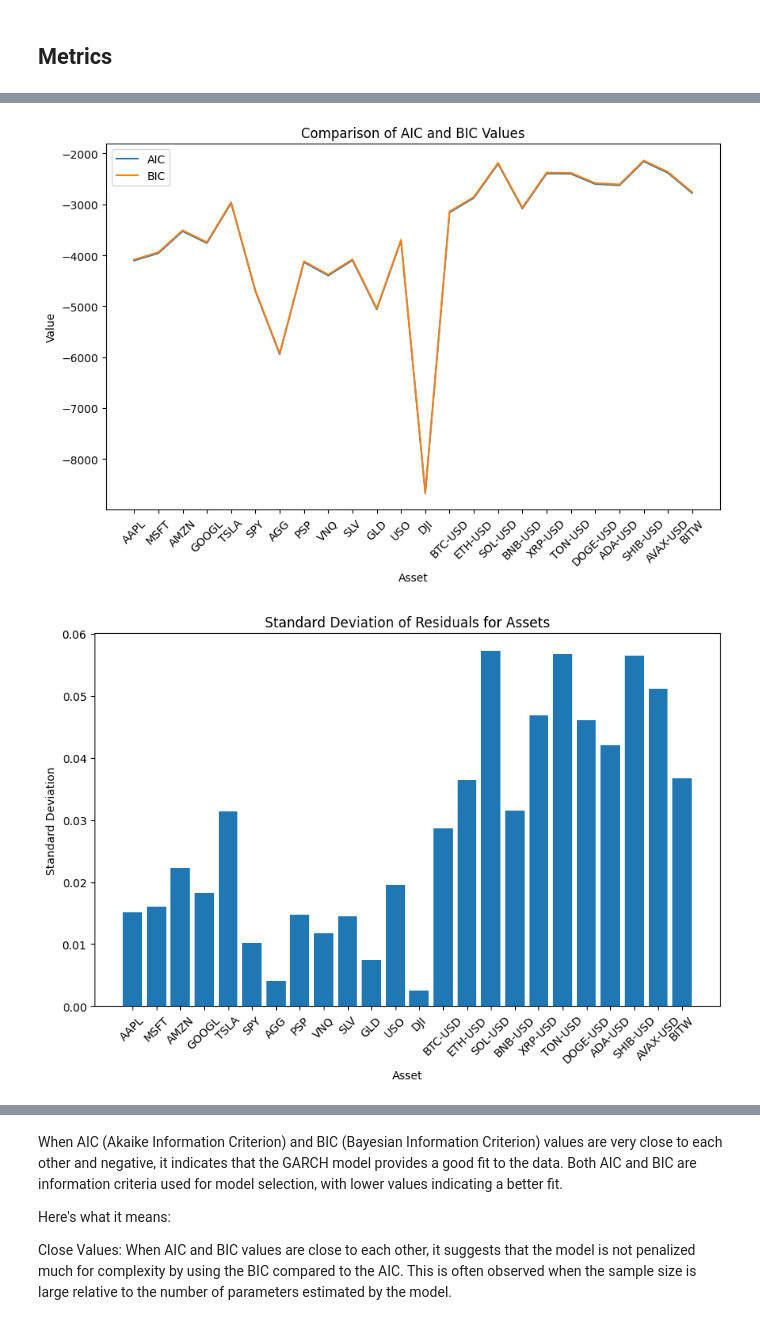
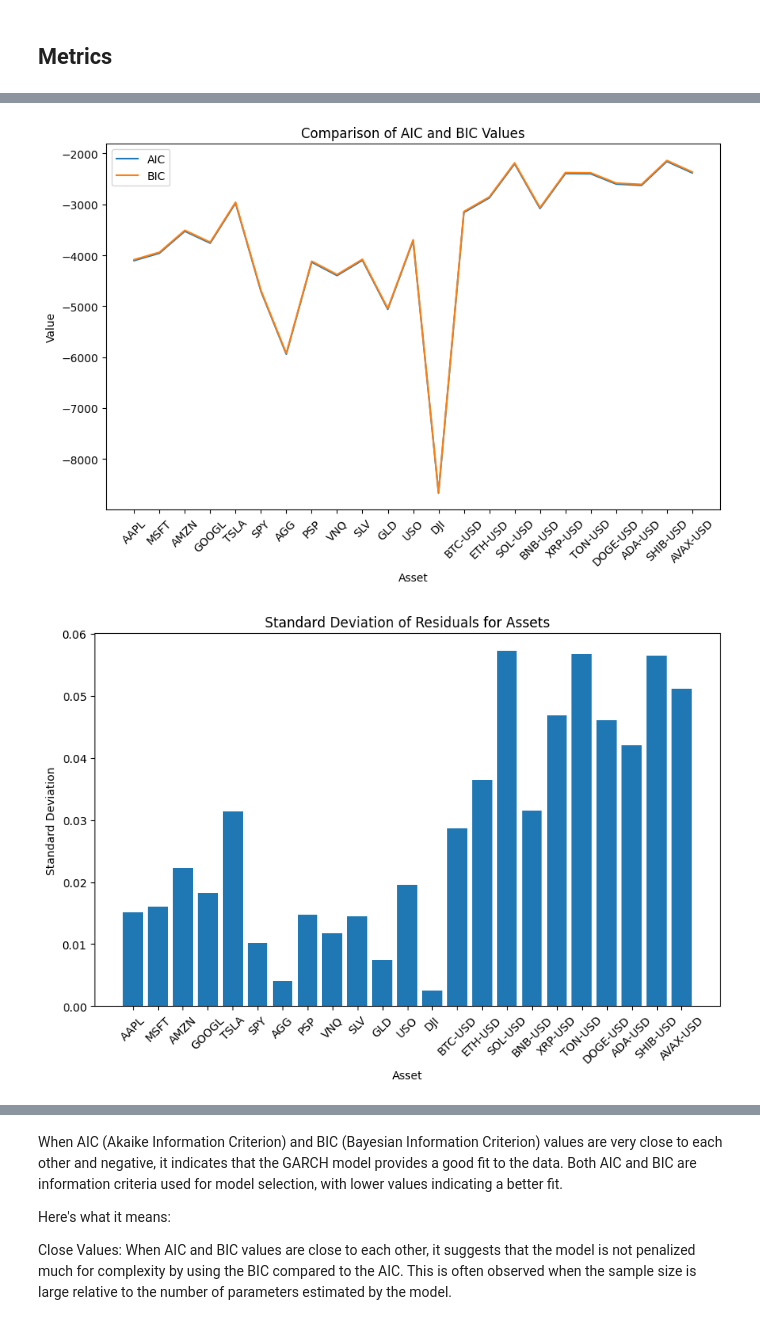
Before and after one commit to Research-Innovation-Lab/digital-asset-models, a Jupyter notebook: code/volatility-analysis/garch-with-mulit-assets/main.ipynb, the cells around one changed output, grey strips where cells are left out. Drawn from its saved outputs; the diff is of its cells as text; code cells hidden in the pictures.

```diff
--- a/code/volatility-analysis/garch-with-mulit-assets/main.ipynb
+++ b/code/volatility-analysis/garch-with-mulit-assets/main.ipynb
@@ -27,10 +27,9 @@ from arch.unitroot import ADF
 # Define the assets
 assets = ['AAPL', 'MSFT', 'AMZN', 'GOOGL', 'TSLA', 'SPY', 'AGG', 'PSP', 'VNQ', 'SLV', 'GLD', 'USO', 'DJI']
 cryptos = ['BTC-USD', 'ETH-USD', 'SOL-USD', 'BNB-USD', 'XRP-USD', 'TON-USD', 'DOGE-USD', 'ADA-USD', 'SHIB-USD', 'AVAX-USD']
-index = ['BITW']
 
 # Combine all assets into one list
-all_assets = assets + cryptos + index
+all_assets = assets + cryptos
 
 # Define the start and end dates
 start_date = '2022-01-01'
@@ -59,15 +118,20 @@ for asset in all_assets:
     # Create GARCH model
     model = arch.arch_model(returns[asset], vol='Garch', p=1, q=1)
 
-    # Fit model
     results = model.fit(disp='off')
 
-    # Print summary
-    print(f"\nSummary for {asset}:")
-    print(results.summary())
+    # Generate LaTeX table for summary
+    latex_table = summary_to_latex(results.summary())
+
+    # Append LaTeX table to the list
+    latex_tables.append(latex_table)
 
     # Plot volatility
-    results.plot()
+    # results.plot()
+
+    # # Print summary
+    # # print(f"\nSummary for {asset}:")
+    # # print(results.summary())
 
     # Calculate AIC and BIC
     aic_values[asset] = results.aic
@@ -340,12 +248,25 @@ std_df = pd.DataFrame.from_dict(residuals_std, orient='index', columns=['Std. De
 adf_df = pd.DataFrame.from_dict(adf_pvalues, orient='index', columns=['ADF p-value'])
 forecast_errors_df = pd.DataFrame.from_dict(forecast_errors, orient='index', columns=['Forecast Error'])
 
+
+# # Calculate the mean forecast error across all assets
+mean_forecast_error = {asset: forecast_error.mean() for asset, forecast_error in forecast_errors.items()}
+
+
+
+
 # Concatenate DataFrames
-comparison_df = pd.concat([aic_df, bic_df, std_df, adf_df, forecast_errors_df], axis=1)
+comparison_df = pd.concat([aic_df, bic_df, std_df, adf_df], axis=1)
 
 # Display DataFrame
 print("Comparison of GARCH Model Analysis:")
 print(comparison_df)
+
+# # Print the mean forecast error for each asset
+print("Mean Forecast Errors:")
+for asset, error in mean_forecast_error.items():
+    print(f"{asset}: {error:.6f}")  # Round to six decimal places
+
 
 # Plot AIC and BIC values
 plt.figure(figsize=(10, 6))
@@ -367,22 +288,22 @@ plt.ylabel('Standard Deviation')
 plt.xticks(rotation=45)
 plt.show()
 
-# Plot Augmented Dickey-Fuller Test p-values
-plt.figure(figsize=(10, 6))
-plt.bar(adf_df.index, adf_df['ADF p-value'])
-plt.title('Augmented Dickey-Fuller Test p-values for Assets')
-plt.xlabel('Asset')
-plt.ylabel('ADF p-value')
-plt.xticks(rotation=45)
-plt.show()
+# # Plot Augmented Dickey-Fuller Test p-values
+# plt.figure(figsize=(10, 6))
+# plt.bar(adf_df.index, adf_df['ADF p-value'])
+# plt.title('Augmented Dickey-Fuller Test p-values for Assets')
+# plt.xlabel('Asset')
+# plt.ylabel('ADF p-value')
+# plt.xticks(rotation=45)
+# plt.show()
 
-# Plot Forecast Errors
-plt.figure(figsize=(10, 6))
-plt.bar(forecast_errors_df.index, forecast_errors_df['Forecast Error'])
-plt.title('Forecast Errors for Assets')
-plt.xlabel('Asset')
-plt.ylabel('Forecast Error')
-plt.xticks(rotation=45)
-plt.show()
+# # Plot Forecast Errors
+# plt.figure(figsize=(10, 6))
+# plt.bar(forecast_errors_df.index, forecast_errors_df['Forecast Error'])
+# plt.title('Forecast Errors for Assets')
+# plt.xlabel('Asset')
+# plt.ylabel('Forecast Error')
+# plt.xticks(rotation=45)
+# plt.show()
 # %% [output]
 Comparison of GARCH Model Analysis:
@@ -405,2 +326,2 @@ BITW                NaN
-[figure, old version]
+[figure, new version]
-[figure, old version]
+[figure, new version]
```
Also changed, not shown: parts of 6 cells of this notebook, 3 other files.
